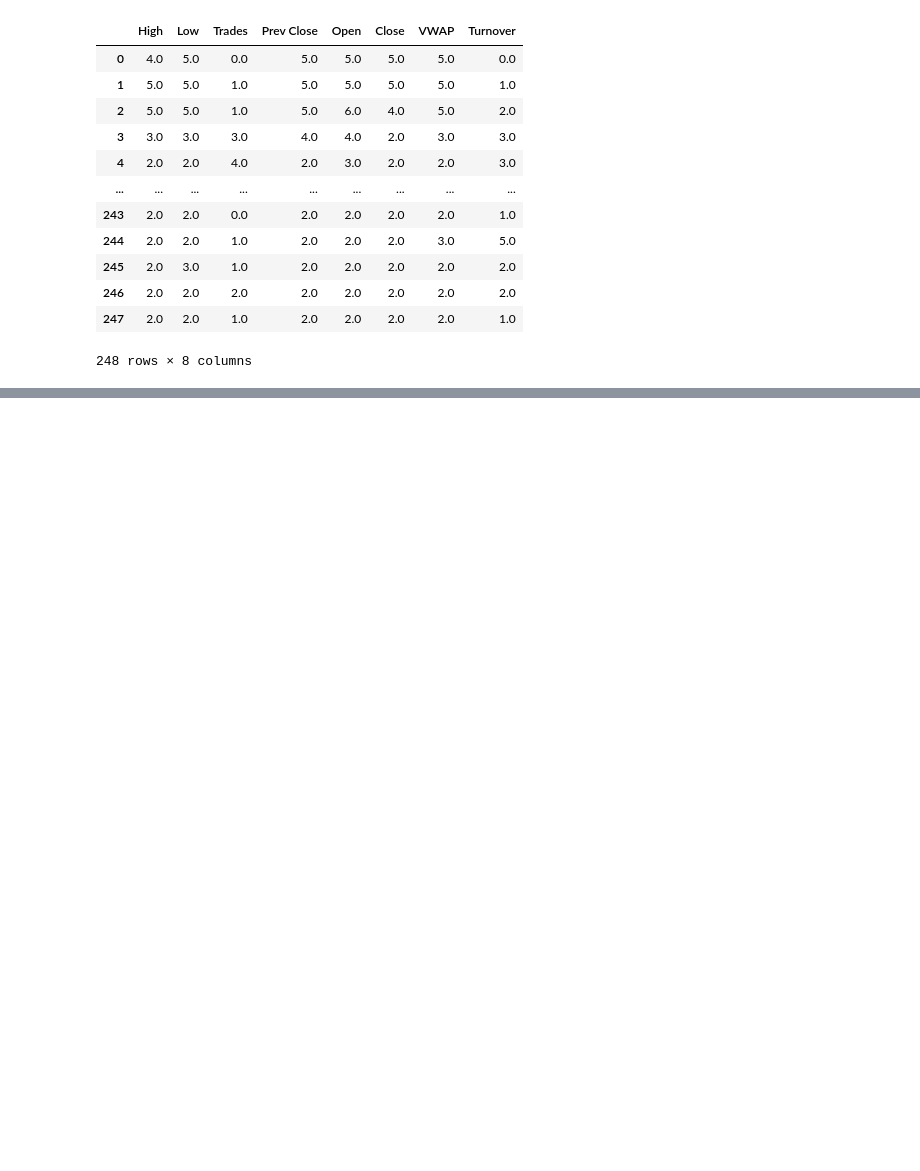
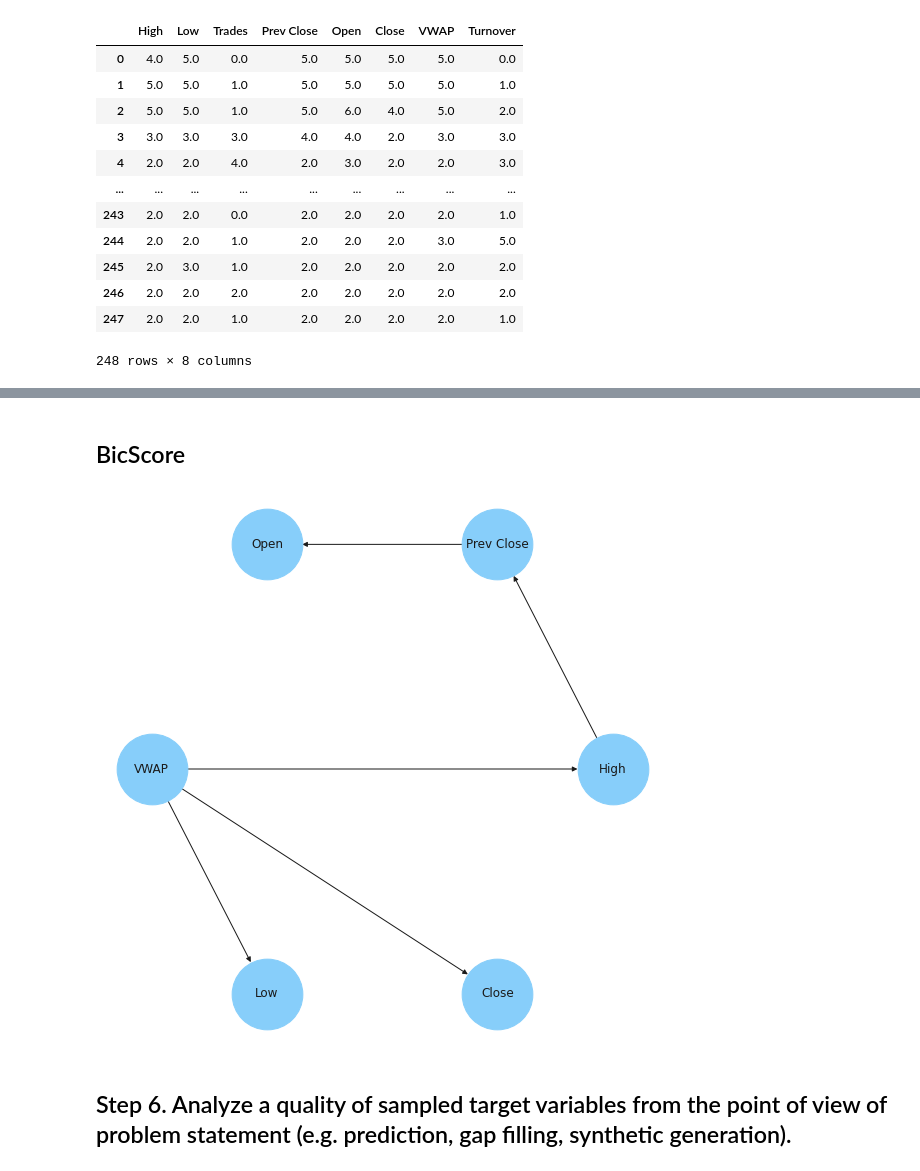
Before and after one commit to semaputnik/multivariate-data-analysis-labs, a Jupyter notebook: Lab_3/code.ipynb, the cells around one changed output, grey strips where cells are left out. Drawn from its saved outputs; the diff is of its cells as text; code cells hidden in the pictures; blank space fills up the shorter version.

Commit message:
add steps 4-5

```diff
--- a/Lab_3/code.ipynb
+++ b/Lab_3/code.ipynb
@@ -160,0 +211,17 @@ NameError: name 'HillClimbSearch' is not defined
+# %% [markdown]
+## BicScore
+# %%
+model_bic = hc_search.estimate(scoring_method=BicScore(df_transformed), black_list = blacklist)
+# %%
+figure, ax = plt.subplots(1, 1, figsize=(10, 10))
+
+graph = nx.DiGraph()
+graph.add_edges_from(model_bic.edges())
+positions = nx.layout.circular_layout(graph)
+nx.draw(graph, positions, with_labels=True, node_color='lightskyblue', node_size=5000)
+
+plt.show()
+# %% [output]
+[figure, added]
+# %% [markdown]
+ ## Step 6. Analyze a quality of sampled target variables from the point of view of problem statement (e.g. prediction, gap filling, synthetic generation).
```
Also changed, not shown: parts of 11 cells of this notebook.
